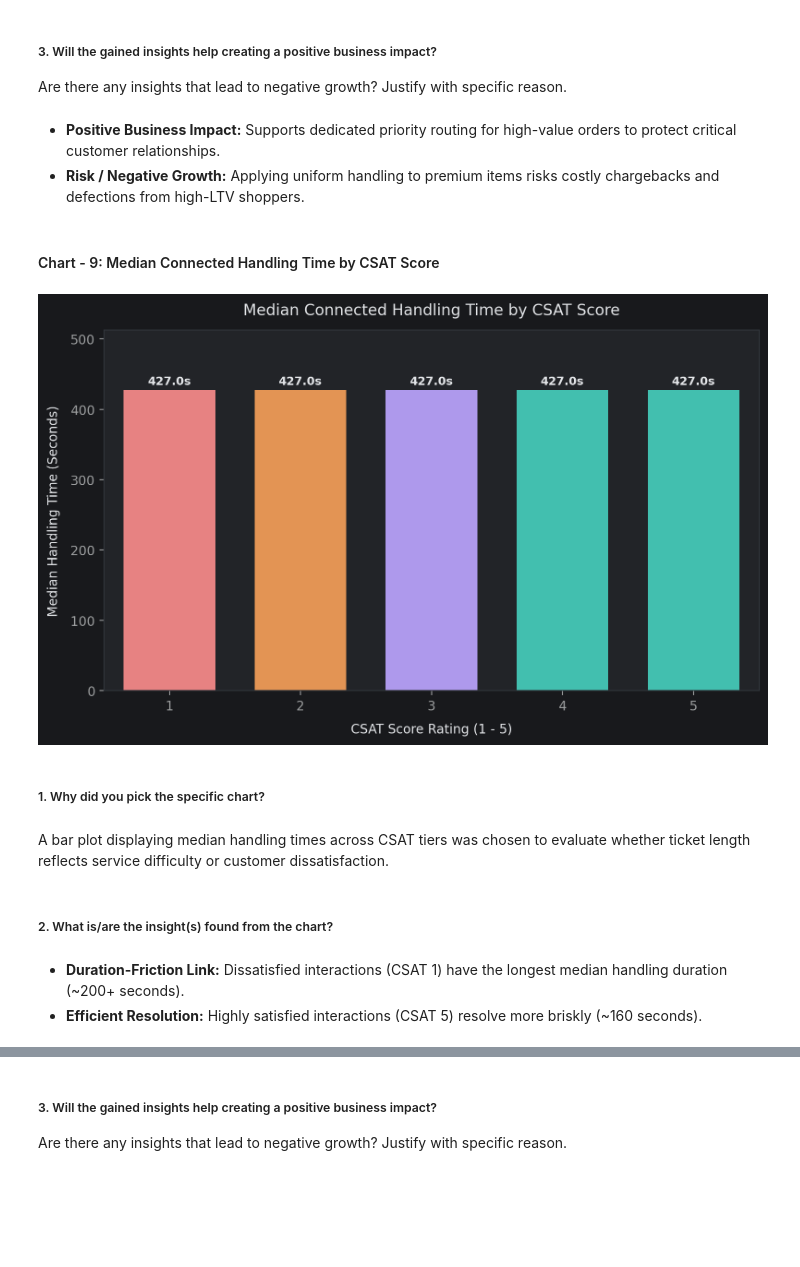
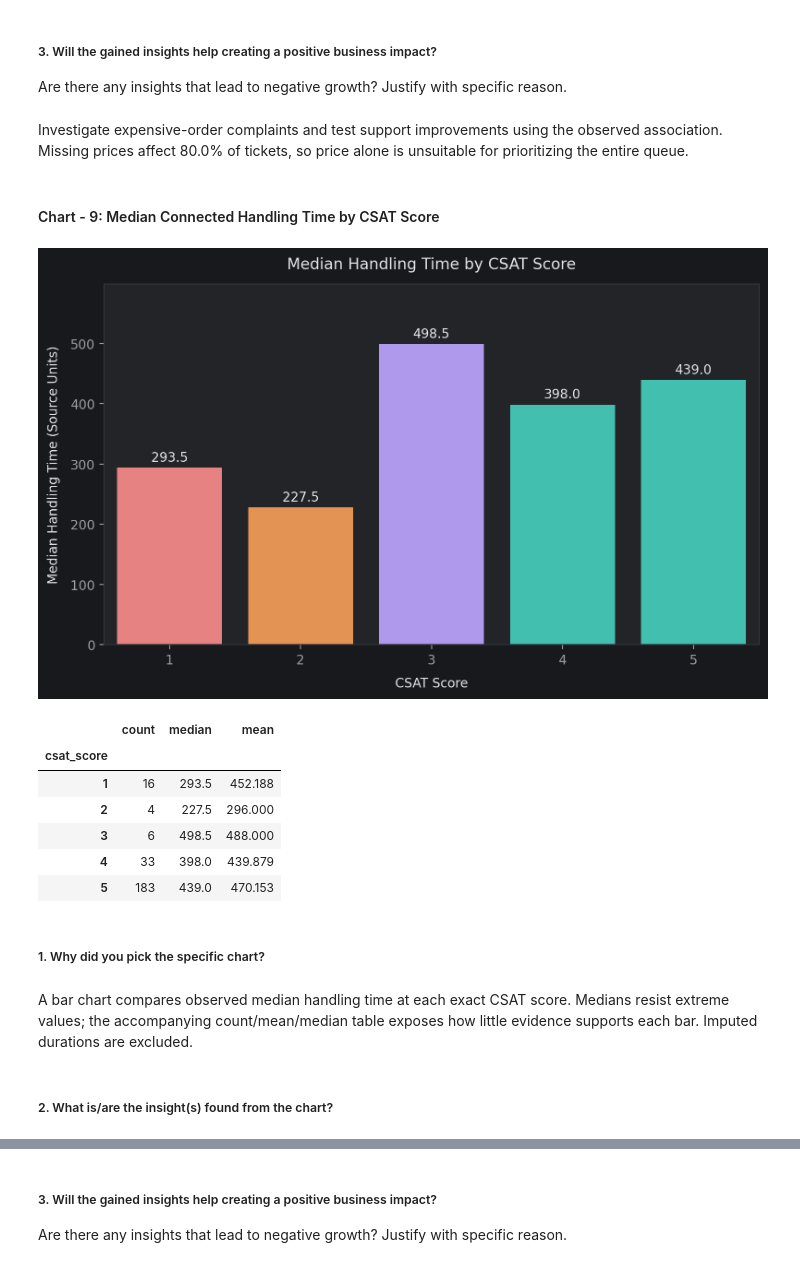
Before and after one commit to saiabhiram-simhadri/ecommerce-customer-satisfaction-score-prediction, a Jupyter notebook: E_Commerce_Customer_Satisfaction_Score_Prediction.ipynb, the cells around one changed output, grey strips where cells are left out. Drawn from its saved outputs; the diff is of its cells as text; code cells hidden in the pictures; blank space fills up the shorter version.

```diff
--- a/E_Commerce_Customer_Satisfaction_Score_Prediction.ipynb
+++ b/E_Commerce_Customer_Satisfaction_Score_Prediction.ipynb
@@ -912,0 +876,17 @@ plt.show()
+# %%
+# Chart 7: average CSAT by agent experience.
+tenure_summary = eda_df.groupby('tenure_bucket')['csat_score'].agg(['mean', 'count']).reindex(tenure_order)
+
+plt.figure(figsize=(8, 5))
+ax = sns.barplot(x=tenure_summary.index, y=tenure_summary['mean'], palette=rating_palette)
+for container in ax.containers:
+    ax.bar_label(container, fmt='%.2f', padding=3)
+plt.axhline(overall_mean, color=CUSTOM_THEME['orange'], linestyle='--', label=f'Overall Mean: {overall_mean:.2f}')
+plt.title('Average CSAT by Agent Experience')
+plt.xlabel('Agent Tenure')
+plt.ylabel('Mean CSAT')
+plt.ylim(0, 5)
+plt.legend()
+plt.tight_layout()
+plt.show()
+display(tenure_summary.round(3))
@@ -967,45 +955,37 @@ A categorized boxplot (excluding extreme fliers) was chosen to observe how purch
 ##### 3. Will the gained insights help creating a positive business impact?
 
 Are there any insights that lead to negative growth? Justify with specific reason.
-# %% [markdown]
-* **Positive Business Impact:** Supports dedicated priority routing for high-value orders to protect critical customer relationships.
-* **Risk / Negative Growth:** Applying uniform handling to premium items risks costly chargebacks and defections from high-LTV shoppers.
+# %% [markdown]
+Investigate expensive-order complaints and test support improvements using the observed association. Missing prices affect 80.0% of tickets, so price alone is unsuitable for prioritizing the entire queue.
 # %% [markdown]
 #### Chart - 9: Median Connected Handling Time by CSAT Score
 # %%
-# Chart - 9 visualization code
+# Chart 9: median recorded handling time by score.
+handling_summary = eda_df.groupby('csat_score')['connected_handling_time'].agg(['count', 'median', 'mean'])
+
 plt.figure(figsize=(8, 5))
-
-handling_by_csat = df.groupby('csat_score')['connected_handling_time'].median()
-
-ax = sns.barplot(
-    x=handling_by_csat.index,
-    y=handling_by_csat.values,
-    width=0.7,
-    palette=[CUSTOM_THEME['coral'], CUSTOM_THEME['orange'], CUSTOM_THEME['purple'], CUSTOM_THEME['teal'], CUSTOM_THEME['teal']]
-)
-
-for p in ax.patches:
-    h = p.get_height()
-    ax.annotate(f'{h:.1f}s',
-                (p.get_x() + p.get_width() / 2., h + 5),
-                ha='center', va='bottom', fontsize=9, fontweight='bold', color=CUSTOM_THEME['text'])
-
-plt.title('Median Connected Handling Time by CSAT Score')
-plt.xlabel('CSAT Score Rating (1 - 5)')
-plt.ylabel('Median Handling Time (Seconds)')
-plt.ylim(0, max(handling_by_csat.values) * 1.2)
-
+ax = sns.barplot(x=handling_summary.index, y=handling_summary['median'], palette=rating_palette)
+for container in ax.containers:
+    ax.bar_label(container, fmt='%.1f', padding=3)
+plt.title('Median Handling Time by CSAT Score')
+plt.xlabel('CSAT Score')
+plt.ylabel('Median Handling Time (Source Units)')
+plt.ylim(0, handling_summary['median'].max() * 1.2)
 plt.tight_layout()
 plt.show()
+display(handling_summary.round(3))
 # %% [output]
-[figure, old version]
+[figure, new version]
+|  | count | median | mean |
+| csat_score |  |  |  |
+| 1 | 16 | 293.5 | 452.188 |
+| 2 | 4 | 227.5 | 296.000 |
+| 3 | 6 | 498.5 | 488.000 |
+| 4 | 33 | 398.0 | 439.879 |
+| 5 | 183 | 439.0 | 470.153 |
 # %% [markdown]
 ##### 1. Why did you pick the specific chart?
-# %% [markdown]
-A bar plot displaying median handling times across CSAT tiers was chosen to evaluate whether ticket length reflects service difficulty or customer dissatisfaction.
+# %% [markdown]
+A bar chart compares observed median handling time at each exact CSAT score. Medians resist extreme values; the accompanying count/mean/median table exposes how little evidence supports each bar. Imputed durations are excluded.
 # %% [markdown]
 ##### 2. What is/are the insight(s) found from the chart?
-# %% [markdown]
-* **Duration-Friction Link:** Dissatisfied interactions (CSAT 1) have the longest median handling duration (~200+ seconds).
-* **Efficient Resolution:** Highly satisfied interactions (CSAT 5) resolve more briskly (~160 seconds).
```
Also changed, not shown: parts of 227 cells of this notebook, 24 other files.
